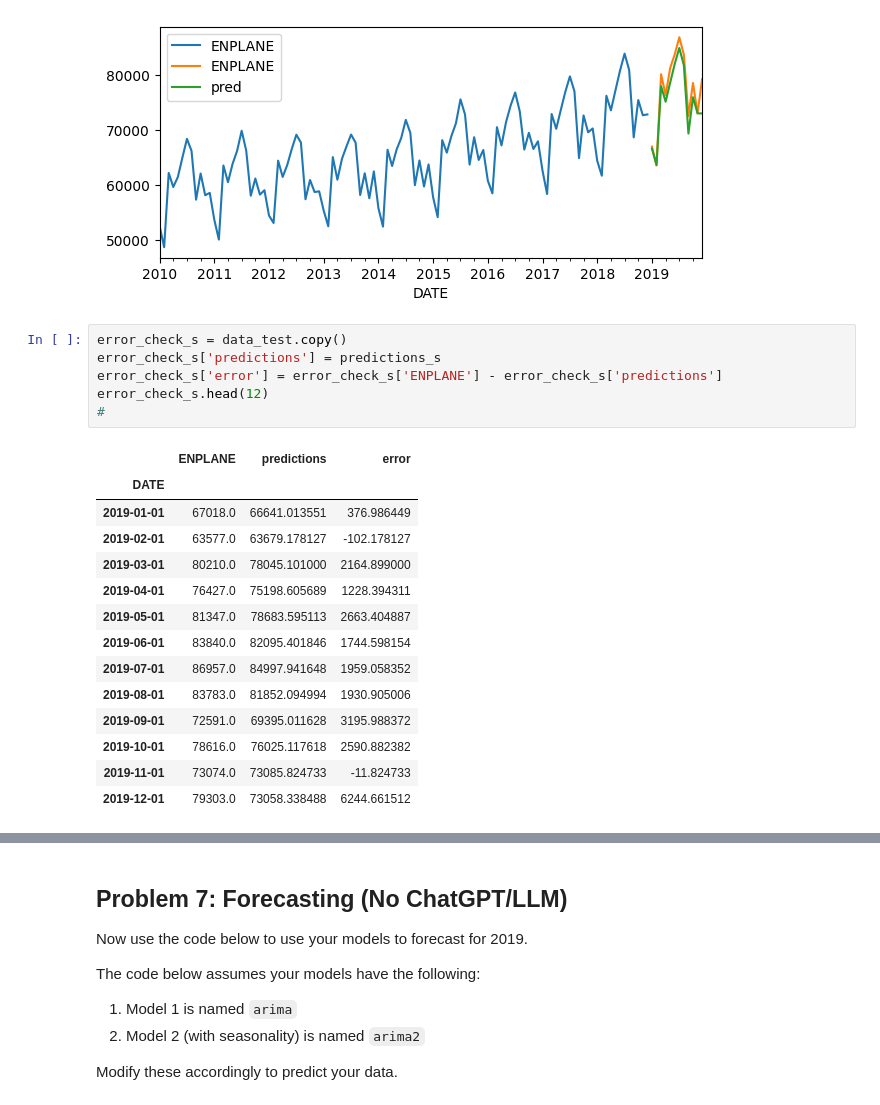
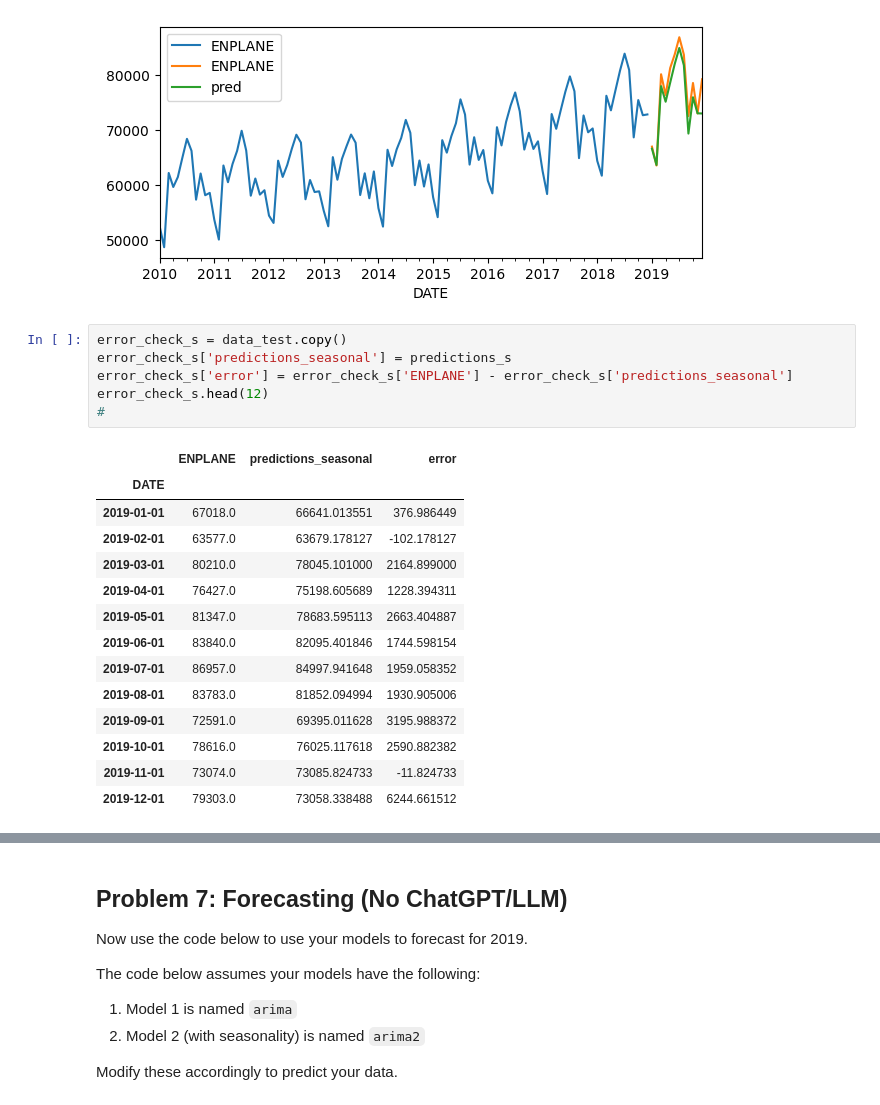
Before and after one commit to neal-logan/dsba6211-summer2024, a Jupyter notebook: notebooks/dsba6211_summer2024_lab7.ipynb, the cells around one changed output, grey strips where cells are left out. Drawn from its saved outputs; the diff is of its cells as text.

```diff
--- a/notebooks/dsba6211_summer2024_lab7.ipynb
+++ b/notebooks/dsba6211_summer2024_lab7.ipynb
@@ -376,12 +377,12 @@ ax.legend();
 [figure]
 # %%
 error_check_s = data_test.copy()
-error_check_s['predictions'] = predictions_s
-error_check_s['error'] = error_check_s['ENPLANE'] - error_check_s['predictions']
+error_check_s['predictions_seasonal'] = predictions_s
+error_check_s['error'] = error_check_s['ENPLANE'] - error_check_s['predictions_seasonal']
 error_check_s.head(12)
 #
 # %% [output]
-|  | ENPLANE | predictions | error |
+|  | ENPLANE | predictions_seasonal | error |
 | DATE |  |  |  |
 | 2019-01-01 | 67018.0 | 66641.013551 | 376.986449 |
 | 2019-02-01 | 63577.0 | 63679.178127 | -102.178127 |
```
Also changed, not shown: parts of 1 cell of this notebook.
